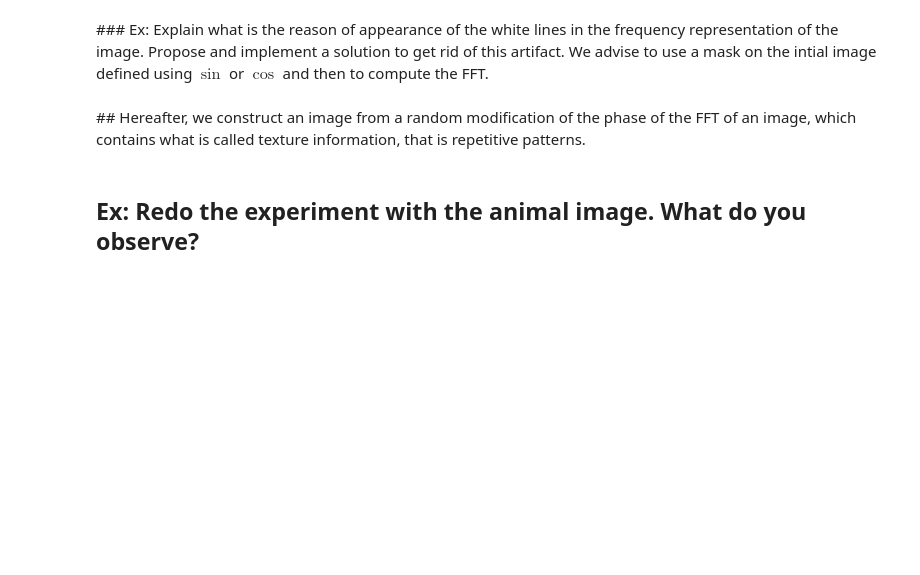
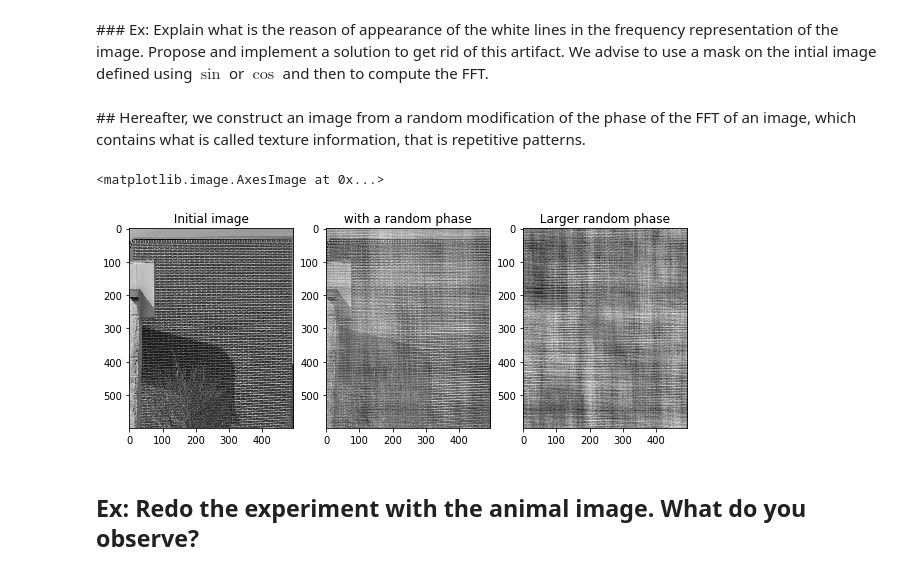
Before and after one commit to Thomas-Zorroche/Signal-Processing-M2, a Jupyter notebook: TD1/TD 1 FFT - Exercices.ipynb, the cells around one changed output. Drawn from its saved outputs; the diff is of its cells as text; code cells hidden in the pictures; blank space fills up the shorter version.

```diff
--- a/TD1/TD 1 FFT - Exercices.ipynb
+++ b/TD1/TD 1 FFT - Exercices.ipynb
@@ -204,26 +232,29 @@ plt.imshow(sf.fftshift(np.log(np.abs(spectre_im))))
 ## Hereafter, we construct an image from a random modification of the phase of the FFT of an image, which contains what is called texture information, that is repetitive patterns.
 # %%
 import imageio as imio
-bois = imio.imread('wood.jpg')
+bois = imio.imread('Moire.jpg')
 texture_im = np.sum(bois*[ 0.21, 0.72 ,0.07],axis=-1)
 spectre_im = sf.fft2(texture_im)
 # construct the random phase.
 plt.figure(figsize = (10,10))
 temp = 0.3 * np.random.rand(*np.shape(spectre_im))
 random_phase = np.cos(2*np.pi * temp) + np.sin(2*np.pi*temp)*1j
 new_spectrum = spectre_im*random_phase
 temp_2 = 30 * temp
 random_phase_2 = np.cos(2*np.pi * temp_2) + np.sin(2*np.pi*temp_2)*1j
 new_spectrum_2 = spectre_im*random_phase_2
 plt.subplot(1,3,1)
 plt.title(" Initial image ")
 plt.imshow(texture_im)
 plt.subplot(1,3,2)
 plt.title(" with a random phase ")
-plt.imshow(np.real(ifft2(new_spectrum)))
+plt.imshow(np.real(sf.ifft2(new_spectrum)))
 plt.subplot(1,3,3)
 plt.title(" Larger random phase ")
-plt.imshow(np.real(ifft2(new_spectrum_2)))
+plt.imshow(np.real(sf.ifft2(new_spectrum_2)))
+# %% [output]
+<matplotlib.image.AxesImage at 0x...>
+[figure, added]
 # %% [markdown]
 ## Ex: Redo the experiment with the animal image. What do you observe?
 # %% [markdown]
```
Also changed, not shown: parts of 8 cells of this notebook.
